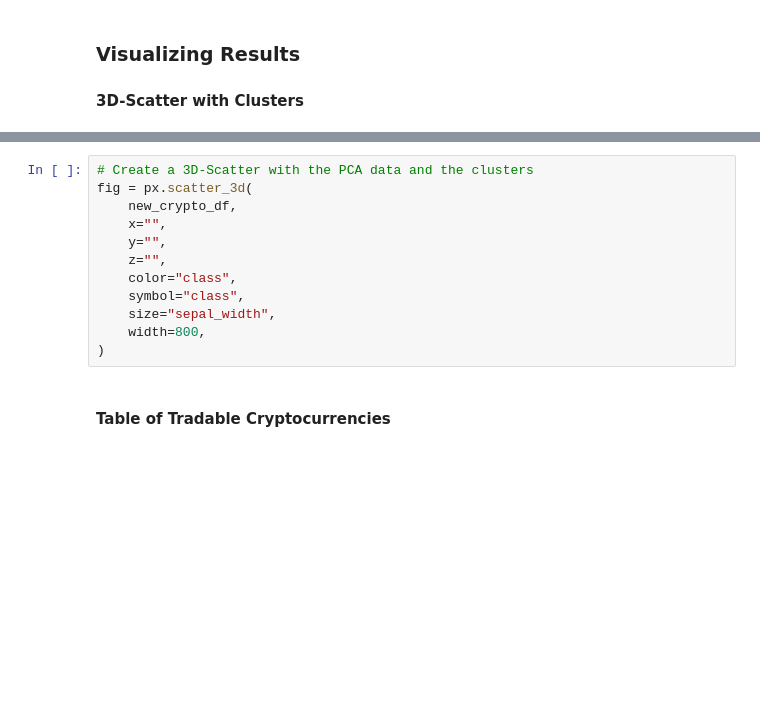
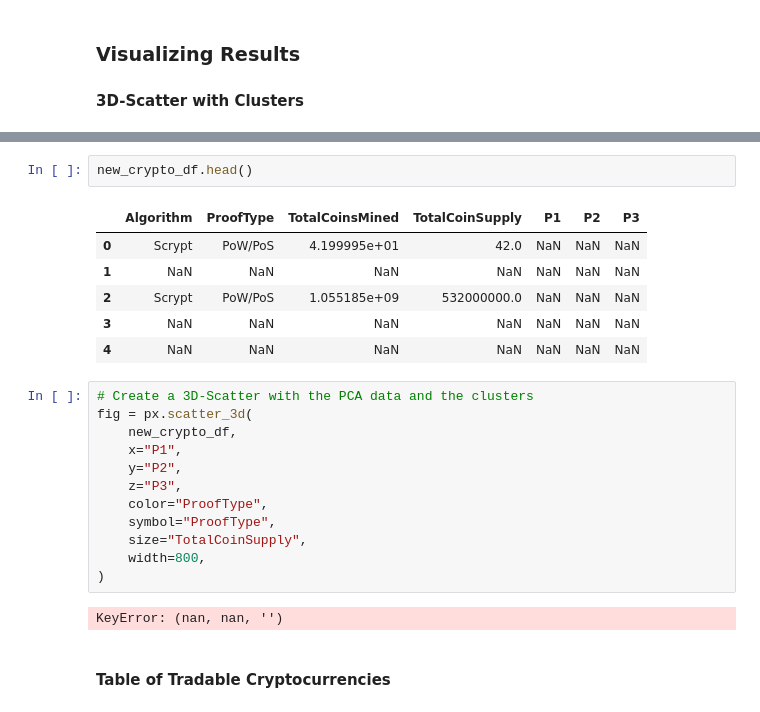
Before and after one commit to ColinNeagle/AWS_HW, a Jupyter notebook: 13-AWS-Lex/Instructions/Starter_Files/crypto_clustering.ipynb, the cells around one changed output, grey strips where cells are left out. Saved outputs shown, nothing was run; the diff lists cells and outputs as text; blank space fills up the shorter version.

```diff
--- a/13-AWS-Lex/Instructions/Starter_Files/crypto_clustering.ipynb
+++ b/13-AWS-Lex/Instructions/Starter_Files/crypto_clustering.ipynb
@@ -339,15 +362,26 @@ ValueError: Length of values does not match length of index
+# %%
+new_crypto_df.head()
+# %% [output]
+|  | Algorithm | ProofType | TotalCoinsMined | TotalCoinSupply | P1 | P2 | P3 |
+| 0 | Scrypt | PoW/PoS | 4.199995e+01 | 42.0 | NaN | NaN | NaN |
+| 1 | NaN | NaN | NaN | NaN | NaN | NaN | NaN |
+| 2 | Scrypt | PoW/PoS | 1.055185e+09 | 532000000.0 | NaN | NaN | NaN |
+| 3 | NaN | NaN | NaN | NaN | NaN | NaN | NaN |
+| 4 | NaN | NaN | NaN | NaN | NaN | NaN | NaN |
 # %%
 # Create a 3D-Scatter with the PCA data and the clusters
 fig = px.scatter_3d(
     new_crypto_df,
-    x="",
-    y="",
-    z="",
-    color="class",
-    symbol="class",
-    size="sepal_width",
+    x="P1",
+    y="P2",
+    z="P3",
+    color="ProofType",
+    symbol="ProofType",
+    size="TotalCoinSupply",
     width=800,
 )
+# %% [output]
+KeyError: (nan, nan, '')
 # %% [markdown]
 #### Table of Tradable Cryptocurrencies
 # %%
```
Also changed, not shown: parts of 5 cells of this notebook.
